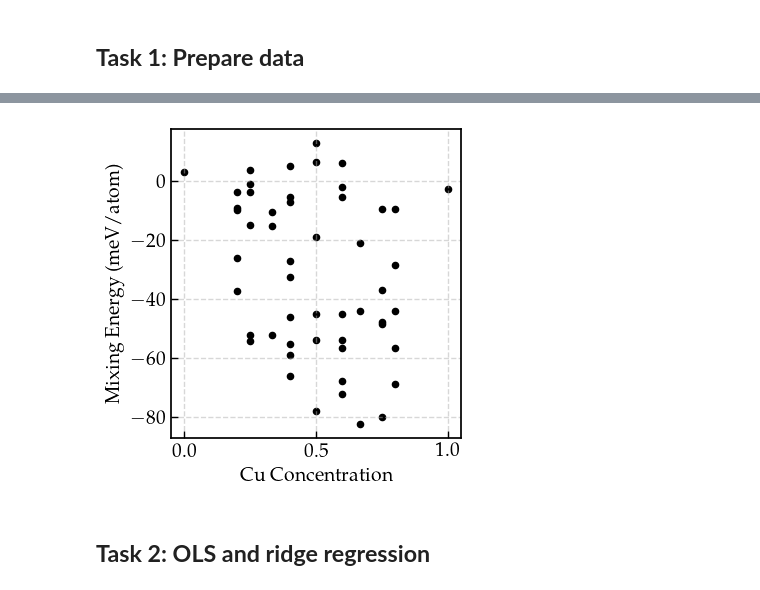
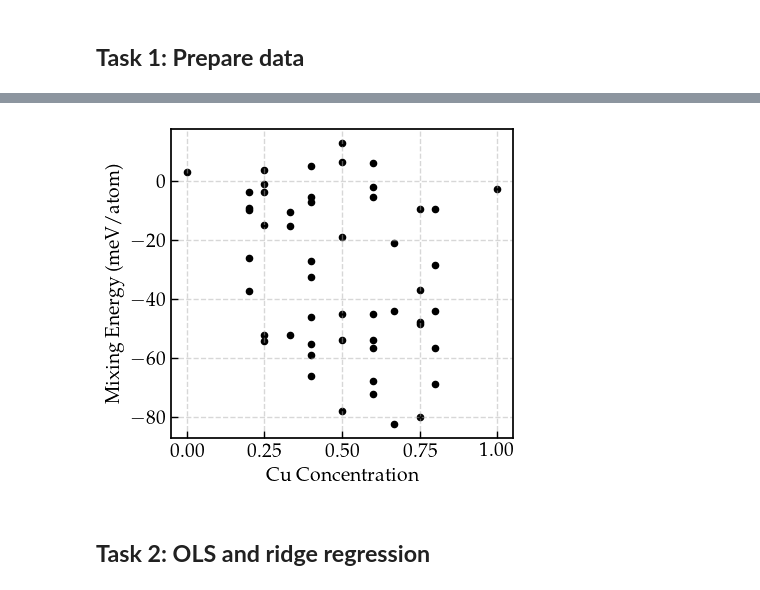
Before and after one commit to stommen/tif345_projects, a Jupyter notebook: project_2a/project2a_LBOS.ipynb, the cells around one changed output, grey strips where cells are left out. Saved outputs shown, nothing was run; the diff lists cells and outputs as text; code cells hidden in the pictures.

```diff
--- a/project_2a/project2a_LBOS.ipynb
+++ b/project_2a/project2a_LBOS.ipynb
@@ -184,20 +184,20 @@ index | order |  radius  | multiplicity | orbit_index | multicomponent_vector |
 # %%
 
 comps = data['composition']
 energies = np.array(data['energy'])
 
 cu_concentrations = [find_cu_concentration(comp) for comp in comps]
 
-plt.figure(figsize=(4, 4))
+plt.figure(figsize=(4.5, 4))
 plt.scatter(cu_concentrations, energies * 1000, color='k', s=20, alpha=1)
 plt.xlabel('Cu Concentration', fontsize=font_size)
 plt.ylabel('Mixing Energy (meV/atom)', fontsize=font_size)
 plt.grid(True, linestyle='--', alpha=0.5)
 plt.tight_layout()
-# plt.savefig('figs/au_cu_mixing_energy_vs_concentration.pdf', bbox_inches='tight')
+plt.savefig('figs/au_cu_mixing_energy_vs_concentration.pdf', bbox_inches='tight')
 plt.show()
 # %% [output]
-[figure, old version]
+[figure, new version]
 # %% [markdown]
 ## **Task 2: OLS and ridge regression**
 # %%
```
Also changed, not shown: 2 other files.
